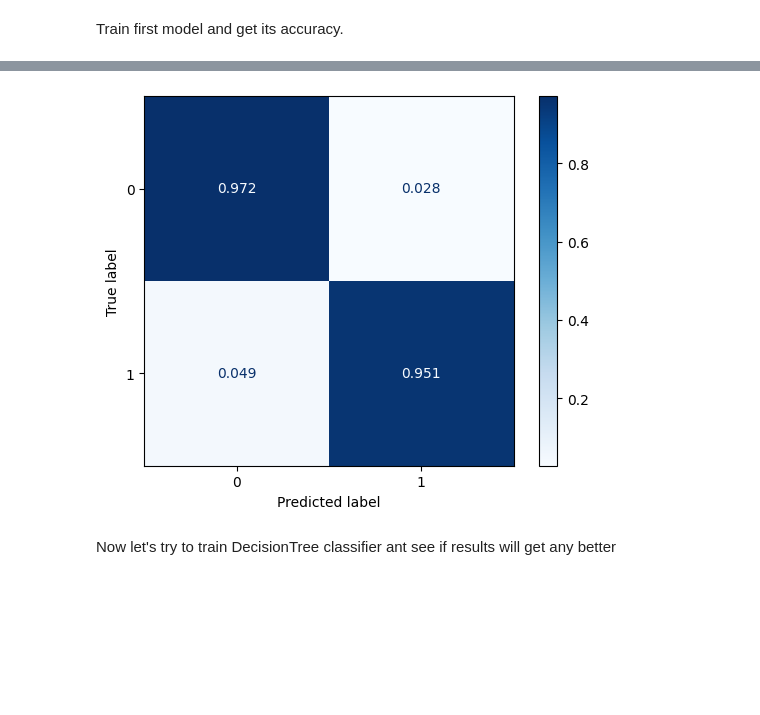
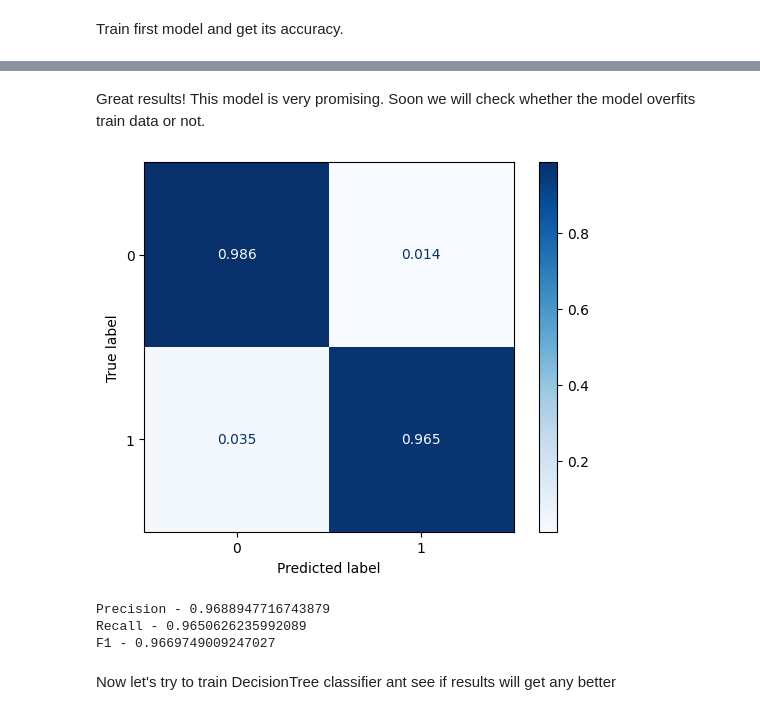
Before and after one commit to yeghor/Learning-Machine-Learning, a Jupyter notebook: jupyter_notes/Spam-Letters-Classification.ipynb, the cells around one changed output, grey strips where cells are left out. Saved outputs shown, nothing was run; the diff lists cells and outputs as text; code cells hidden in the pictures; blank space fills up the shorter version.

```diff
--- a/jupyter_notes/Spam-Letters-Classification.ipynb
+++ b/jupyter_notes/Spam-Letters-Classification.ipynb
@@ -127,11 +131,11 @@ def get_email_text(message: email.message.Message) -> str:
 
     return ""
 # %%
-def clear_email_text(text: str, to_lowercase: bool = True, to_strip: bool = True, remove_punctuation: bool = True, remove_URL_lefts: bool = True) -> str:
+def clear_email_text(text: str, to_lowercase: bool = True, to_strip: bool = True, remove_punctuation: bool = True, replace_numbers: bool = False) -> str:
     text = str.strip(text) if to_strip else text
     text = str.lower(text) if to_lowercase else text
     text = re.sub(r'[^\w\s]', "", text) if remove_punctuation else text
-    text = re.sub(r'[^ ]*http[^ ]*', "", text) if remove_URL_lefts else text
+    text = re.sub('\d+', "NUMBER", text) if replace_numbers else text
 
     return text
 # %% [markdown]
@@ -173,6 +177,8 @@ Custom Sklearn transformers to:
 - Clear them
 - Transform them into a sparse matrix that represents sentence vector
 # %%
+
+
 class TextExtractor(BaseEstimator, TransformerMixin):
     def __init__(self):
         pass
@@ -189,11 +195,10 @@ class TextExtractor(BaseEstimator, TransformerMixin):
         return X_copy
 
 class ClearTextTransformer(BaseEstimator, TransformerMixin):
-    def __init__(self, to_lowercase: bool = True, to_strip: bool = True, remove_punctuation: bool = True, remove_URL_lefts: bool = True):
+    def __init__(self, to_lowercase: bool = True, to_strip: bool = True, remove_punctuation: bool = True):
         self.to_strip = to_strip
         self.to_lowercase = to_lowercase
         self.remove_punctuation = remove_punctuation
-        self.remove_URL_lefts = remove_URL_lefts
 
     def fit(self, X: pd.DataFrame, y=None):
         return self
@@ -201,7 +206,7 @@ class ClearTextTransformer(BaseEstimator, TransformerMixin):
     def transform(self, X: pd.DataFrame, y=None) -> pd.DataFrame:
         X_copy = X.copy()
 
-        X_copy["text"] = X["text"].map(lambda x: clear_email_text(x, self.to_lowercase, self.to_strip, self.remove_punctuation, self.remove_URL_lefts))
+        X_copy["text"] = X["text"].map(lambda x: clear_email_text(x, **self.__dict__))
 
         return X_copy
 
@@ -243,5 +248,5 @@ Create X and y of both train and test datasets.
 
 > Note! We don't call `fit_transform` on a test dataset!
 # %%
-X_train, y_train = preparation_pipeline.fit_transform(train), train["label"]
-X_test, y_test = preparation_pipeline.transform(test), test["label"]
+X_train, y_train = preparation_pipeline.fit_transform(train), labels_train
+X_test, y_test = preparation_pipeline.transform(test), labels_test
@@ -252,5 +260,5 @@ Get predictions, predictions scores, data for precision recall trade-off and dat
 # %%
-linear_svc_clf = LinearSVC()
+log_reg = LogisticRegression(n_jobs=-1, max_iter=500)
 
-lsvc_predictions = cross_val_predict(linear_svc_clf, X_train.toarray(), y_train, cv=3, n_jobs=-1)
-lsvc_scores = cross_val_predict(linear_svc_clf, X_train.toarray(), y_train, cv=3, method="decision_function", n_jobs=-1)
+log_reg_predictions = cross_val_predict(log_reg, X_train, y_train, cv=3, n_jobs=-1)
+log_reg_scores = cross_val_predict(log_reg, X_train, y_train, cv=3, method="decision_function", n_jobs=-1)
@@ -286,7 +308,17 @@ plot_roc(fpr, tpr)
+# %% [markdown]
+Great results! This model is very promising. Soon we will check whether the model overfits train data or not.
 # %%
-nb_conf_matrix = ConfusionMatrixDisplay.from_predictions(y_train, lsvc_predictions, normalize="true", values_format="0.3f", cmap="Blues")
+nb_conf_matrix = ConfusionMatrixDisplay.from_predictions(y_train, log_reg_predictions, normalize="true", values_format="0.3f", cmap="Blues")
 # %% [output]
-[figure, old version]
+[figure, new version]
+# %%
+print(f"Precision - {precision_score(y_train, log_reg_predictions)}")
+print(f"Recall - {recall_score(y_train, log_reg_predictions)}")
+print(f"F1 - {f1_score(y_train, log_reg_predictions)}")
+# %% [output]
+Precision - 0.9688947716743879
+Recall - 0.9650626235992089
+F1 - 0.9669749009247027
 # %% [markdown]
 Now let's try to train DecisionTree classifier ant see if results will get any better
 # %%
```
Also changed, not shown: parts of 18 cells of this notebook.
